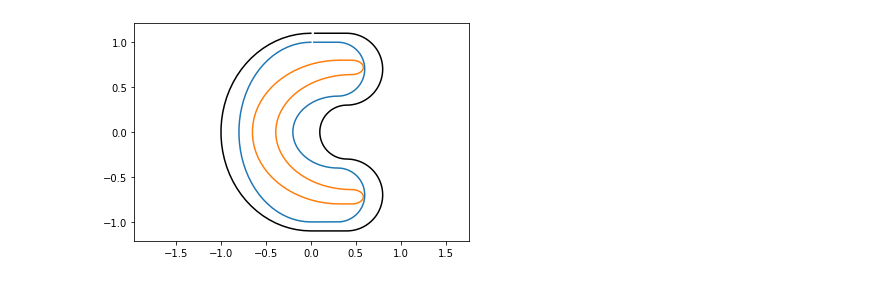
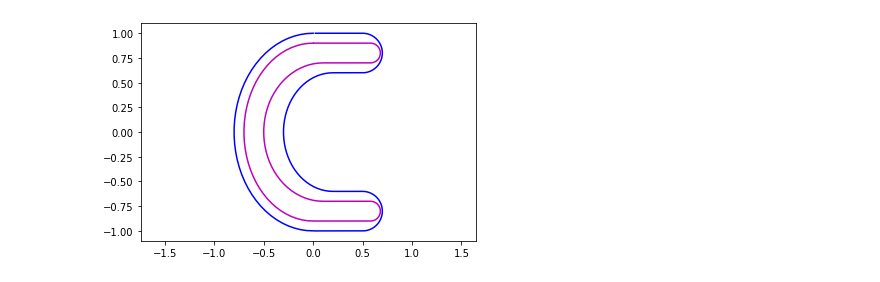
Before and after one commit to bgris/implicitmodules, a Jupyter notebook: script/torch/boudin_direction.ipynb, the cells around one changed output. Cells and saved outputs as stored; diff of their text form; code cells hidden in the pictures.

```diff
--- a/script/torch/boudin_direction.ipynb
+++ b/script/torch/boudin_direction.ipynb
@@ -25,12 +47,17 @@ target_boudin[:,1] = 0.8 * target_boudin[:, 1]
+# %%
+source_boudin = dm.Utilities.generate_boudin(0.8, 0.5, 1., 0.2, 0.3, 40, 20, 10, 5)
+#source_boudin2 = dm.Utilities.generate_boudin(0.9, 0.3, 1.1, 0.35, 40, 20, 10)
+
+target_boudin = dm.Utilities.generate_boudin(0.7, 0.6, 0.9, 0.1, 0.48, 40, 20, 10, 5)# + torch.tensor([0.2, 0.])
 # %%
 #%matplotlib qt5
-plt.plot(source_boudin[:, 0].numpy(), source_boudin[:, 1].numpy())
-plt.plot(source_boudin2[:, 0].numpy(), source_boudin2[:, 1].numpy(), 'k')
-plt.plot(target_boudin[:, 0].numpy(), target_boudin[:, 1].numpy())
+plt.plot(source_boudin[:, 0].numpy(), source_boudin[:, 1].numpy(), 'b')
+#plt.plot(target_boudin3[:, 0].numpy(), target_boudin3[:, 1].numpy(), 'k')
+plt.plot(target_boudin[:, 0].numpy(), target_boudin[:, 1].numpy(), 'm')
 plt.axis('equal')
 plt.show()
 # %% [output]
-[figure, old version]
+[figure, new version]
 # %%
 aabb = dm.Utilities.AABB.build_from_points(source_boudin2).scale(1.2)
 
```
Also changed, not shown: parts of 18 cells of this notebook, 1 other file.
